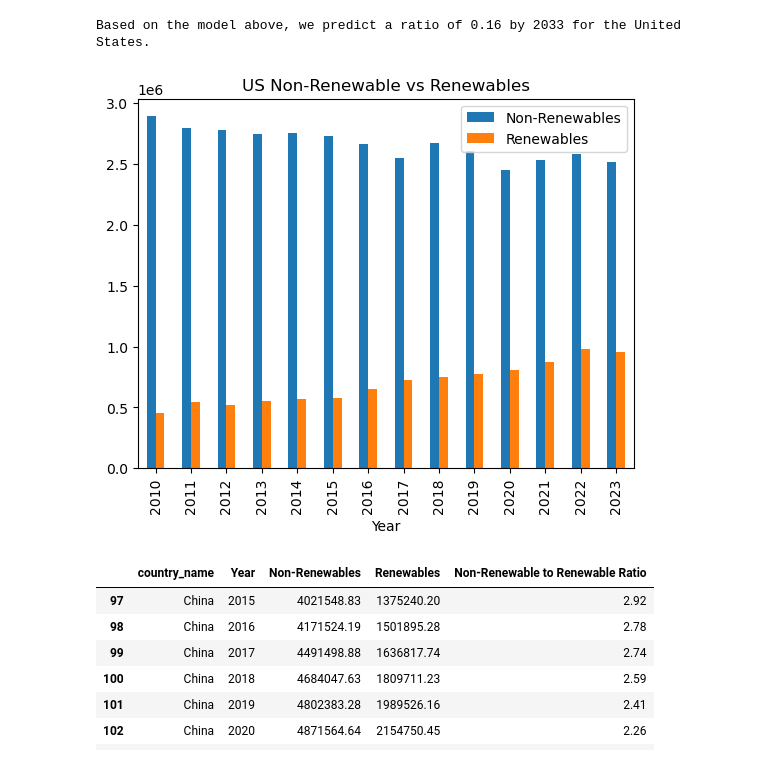
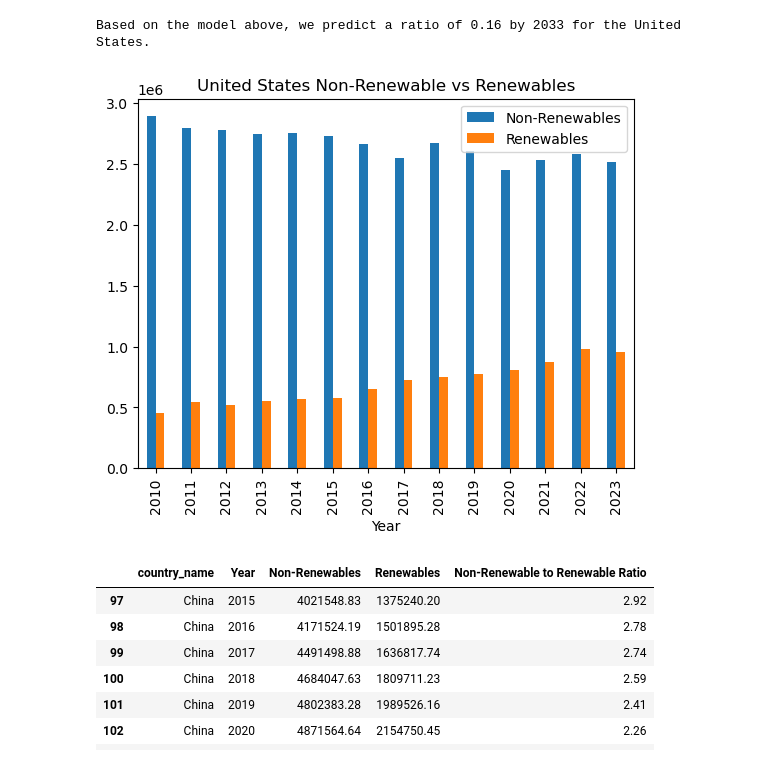
Before and after one commit to bburwinkel0721/Electric-Production, a Jupyter notebook: electricity_anaylsis.ipynb, the cells around one changed output. Cells and saved outputs as stored; diff of their text form; code cells hidden in the pictures.

```diff
--- a/electricity_anaylsis.ipynb
+++ b/electricity_anaylsis.ipynb
@@ -727,16 +727,16 @@ Based on the model above, we predict a ratio of 0.16 by 2033 for the United Stat
 # %%
 # United States Fossils and Renwables over the years
 us_non_vs_rew_df = fossil_renew_grouped_by_country_year[fossil_renew_grouped_by_country_year['country_name']=='United States'].drop(columns=['country_name', 'Non-Renewable to Renewable Ratio']).set_index('Year')
 us_non_vs_rew_df.plot(kind='bar')
-plt.title('US Non-Renewable vs Renewables')
+plt.title('United States Non-Renewable vs Renewables')
 
 # Save plot as PNG
 fig.savefig('./output_data/US_fossil_vs_renewables_ratios')
 
 # Display Plot
 plt.show()
 # %% [output]
-[figure, old version]
+[figure, new version]
 # %%
 #Calculate China's totals
 china_df = fossil_renew_grouped_by_country_year[fossil_renew_grouped_by_country_year['country_name']== 'China'].copy()
```
Also changed, not shown: parts of 2 cells of this notebook, 3 other files.
